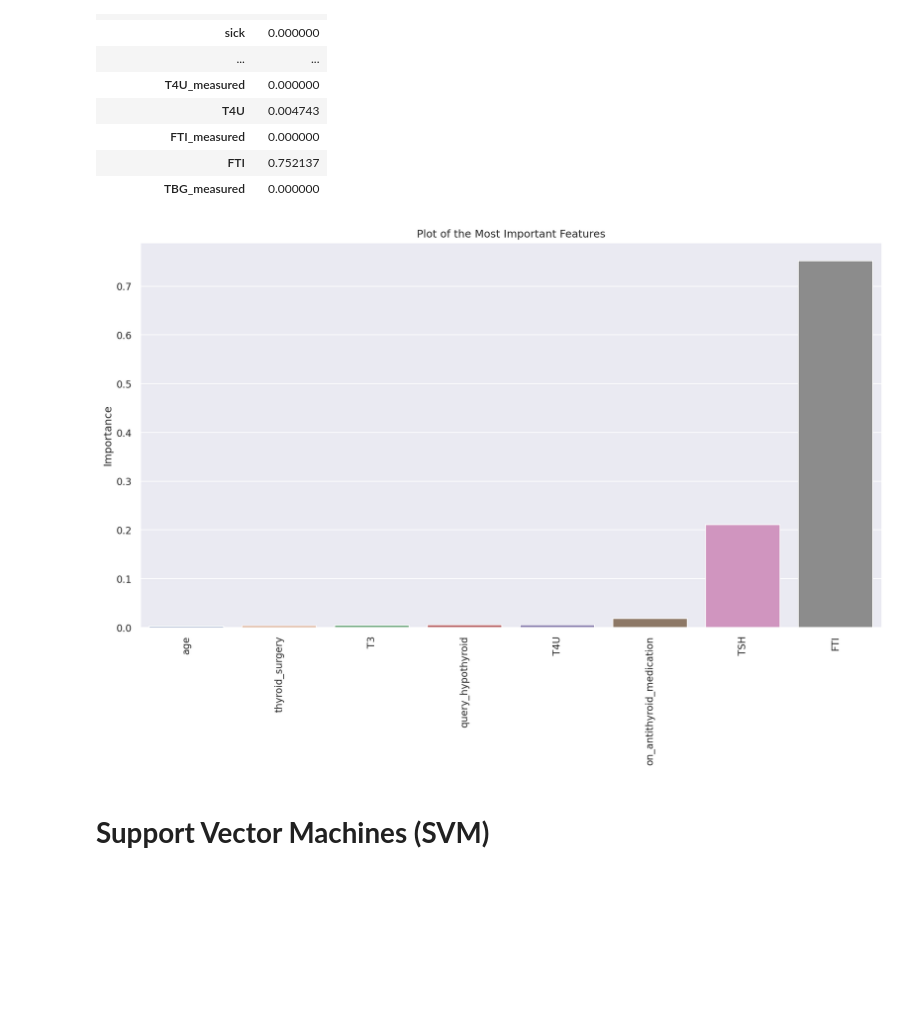
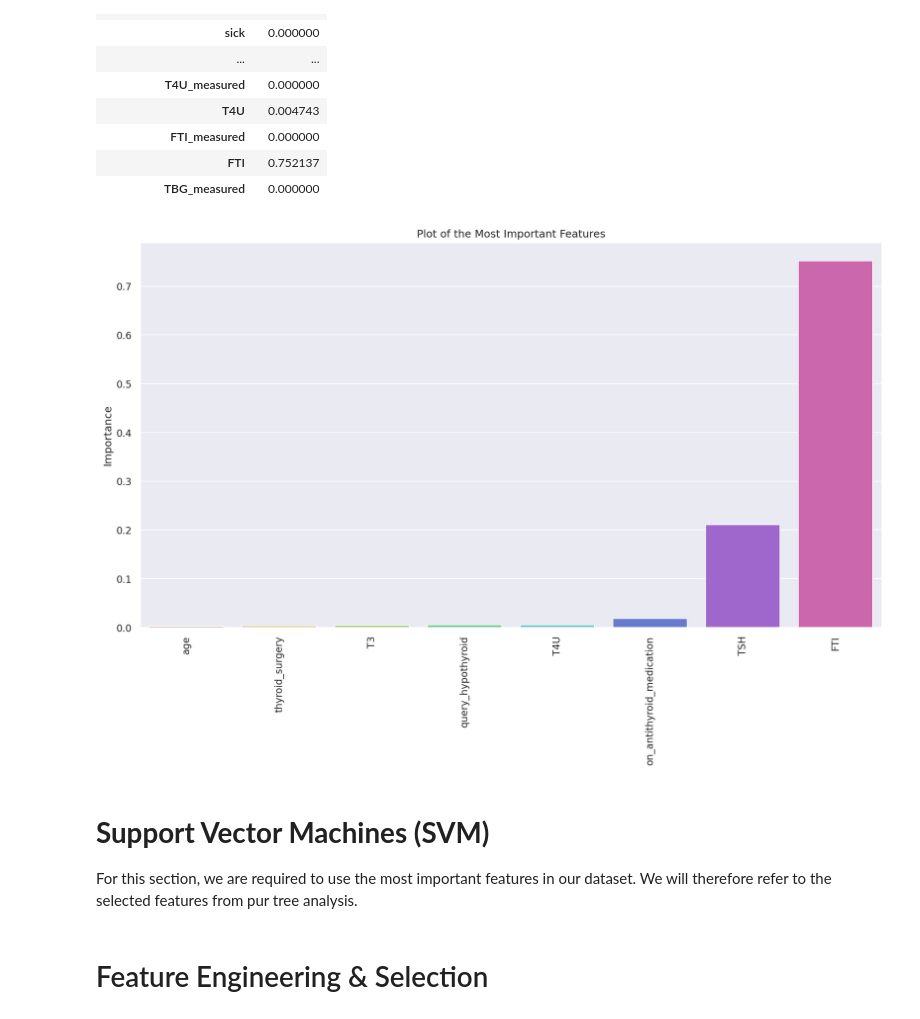
Before and after one commit to Obreintelly/Nairobi_Hospital_Hypothyroid_Model, a Jupyter notebook: Nairobi_Hospital_Hypothyroidism_Prediction_Model.ipynb, the cells around one changed output. Cells and saved outputs as stored; diff of their text form; code cells hidden in the pictures; blank space fills up the shorter version.

```diff
--- a/Nairobi_Hospital_Hypothyroidism_Prediction_Model.ipynb
+++ b/Nairobi_Hospital_Hypothyroidism_Prediction_Model.ipynb
@@ -1292,12 +1307,16 @@ important_feat=important_feat.sort_values('Importance')
 # %%
 ##Plotting distribution of most important features
 plt.figure(figsize=(15, 8), dpi=150)
-sns.barplot(data=important_feat, x=important_feat.index, y='Importance')
+sns.barplot(data=important_feat, x=important_feat.index, y='Importance', palette='hls')
 plt.xticks(rotation=90)
 plt.title('Plot of the Most Important Features');
 # %% [output]
-[figure, old version]
+[figure, new version]
 # %%
 #help(train_test_split)
-# %% [markdown]
-# **Support Vector Machines (SVM)**
+# %% [markdown]
+# **Support Vector Machines (SVM)**
+
+For this section, we are required to use the most important features in our dataset. We will therefore refer to the selected features from pur tree analysis.
+# %% [markdown]
+# Feature Engineering & Selection
```
Also changed, not shown: parts of 49 cells of this notebook.
